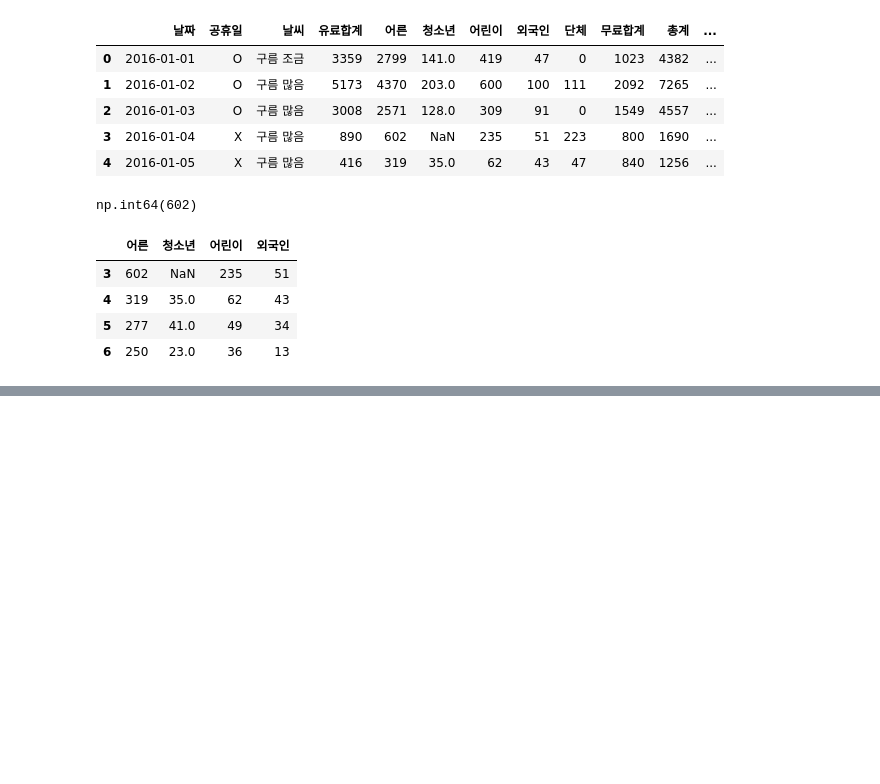
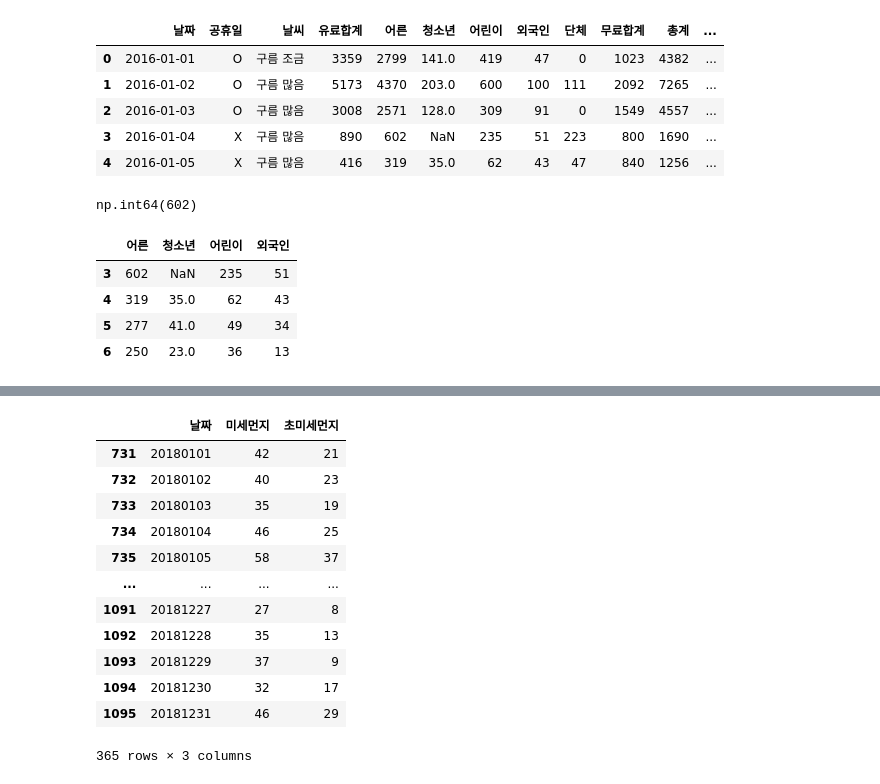
Before and after one commit to jaeseung9/jsStudy, a Jupyter notebook: 12_pandas/data_analysis/06_데이터 추출하기.ipynb, the cells around one changed output, grey strips where cells are left out. Saved outputs shown, nothing was run; the diff lists cells and outputs as text; code cells hidden in the pictures; blank space fills up the shorter version.

```diff
--- a/12_pandas/data_analysis/06_데이터 추출하기.ipynb
+++ b/12_pandas/data_analysis/06_데이터 추출하기.ipynb
@@ -98,0 +156,25 @@ df.loc[(df["어른"]> 1000) & (df["어린이"] > 1000), "날짜" : "총계"]
+# %%
+# 2018년 전체의 날짜, 미세먼지, 초미세먼지 데이터를 변수 dust에 저장하세요.
+# 2018년 1월 1일의 행 인덱스는 731, 12월 31일의 행 인덱스는 1095 이다.
+
+
+# 미세먼지 데이터를 불러와 변수 mm에 저장 후 head()를 이용 데이터 확인
+mm=pd.read_csv("./data/misemunji.csv")
+mm.head()
+# loc 또는 iloc를 활용하여 지정된 데이터를 dust에 저장합니다.
+dust=mm.loc[731:1095, "날짜":"초미세먼지"]
+dust
+# %% [output]
+|  | 날짜 | 미세먼지 | 초미세먼지 |
+| 731 | 20180101 | 42 | 21 |
+| 732 | 20180102 | 40 | 23 |
+| 733 | 20180103 | 35 | 19 |
+| 734 | 20180104 | 46 | 25 |
+| 735 | 20180105 | 58 | 37 |
+| ... | ... | ... | ... |
+| 1091 | 20181227 | 27 | 8 |
+| 1092 | 20181228 | 35 | 13 |
+| 1093 | 20181229 | 37 | 9 |
+| 1094 | 20181230 | 32 | 17 |
+| 1095 | 20181231 | 46 | 29 |
+365 rows × 3 columns
```
Also changed, not shown: parts of 18 cells of this notebook, 13 other files.
